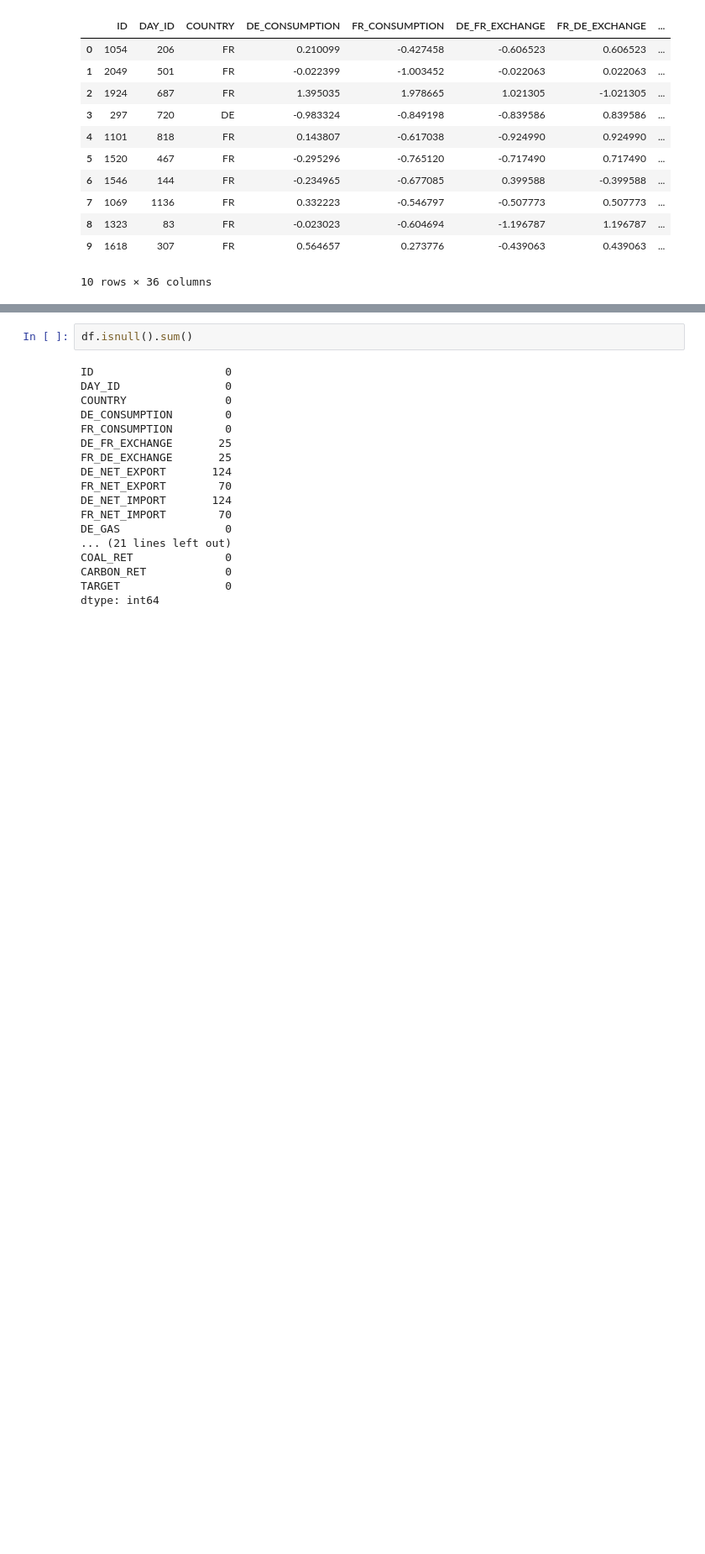
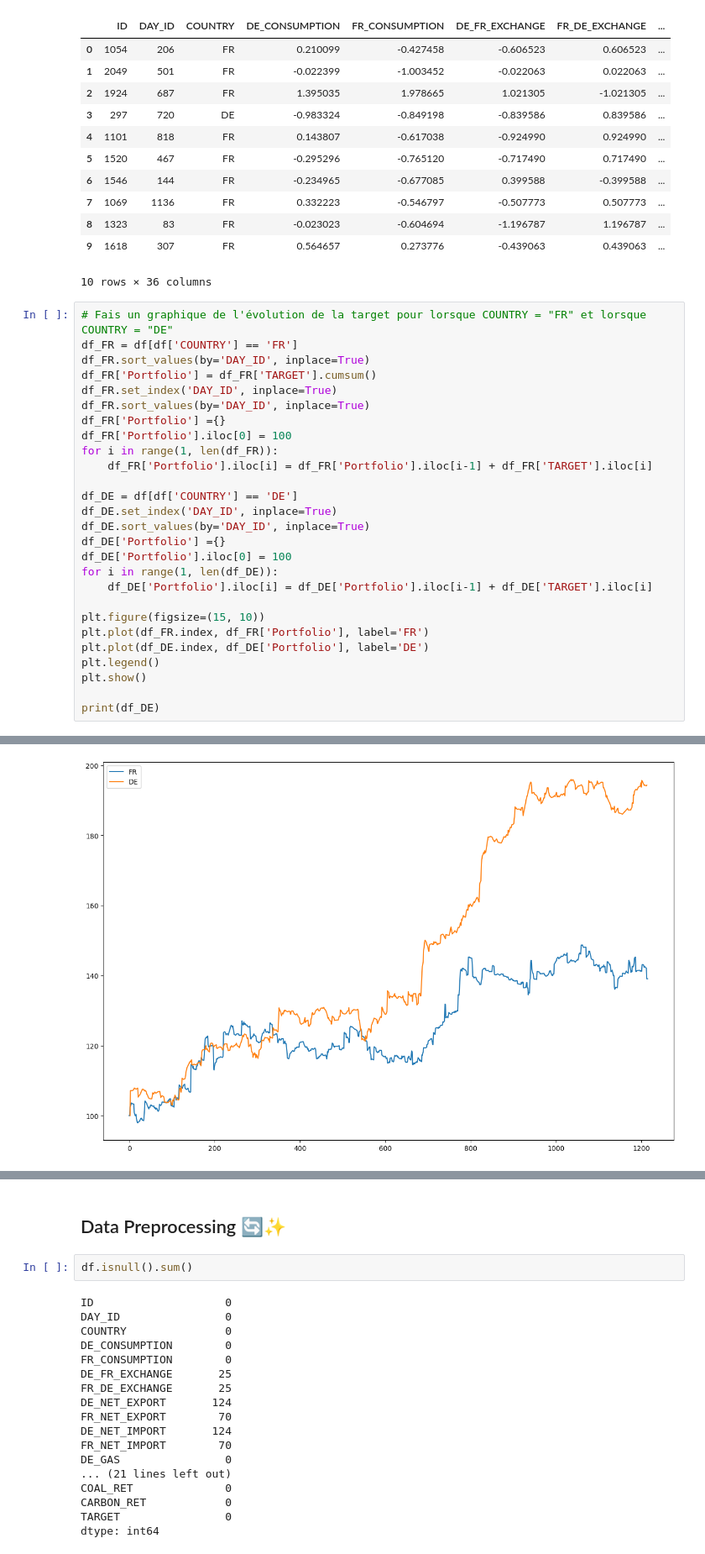
Before and after one commit to alixlm/Machine-Learning-Project, a Jupyter notebook: ML - Notebook Nathan.ipynb, the cells around one changed output, grey strips where cells are left out. Shown at 84% size. Drawn from its saved outputs; the diff is of its cells as text; blank space fills up the shorter version.

```diff
--- a/ML - Notebook Nathan.ipynb
+++ b/ML - Notebook Nathan.ipynb
@@ -35,3 +35,31 @@ df.head(10)
 | 8 | 1323 | 83 | FR | -0.023023 | -0.604694 | -1.196787 | 1.196787 | ... |
 | 9 | 1618 | 307 | FR | 0.564657 | 0.273776 | -0.439063 | 0.439063 | ... |
 10 rows × 36 columns
+# %%
+# Fais un graphique de l'évolution de la target pour lorsque COUNTRY = "FR" et lorsque COUNTRY = "DE"
+df_FR = df[df['COUNTRY'] == 'FR']
+df_FR.sort_values(by='DAY_ID', inplace=True)
+df_FR['Portfolio'] = df_FR['TARGET'].cumsum()
+df_FR.set_index('DAY_ID', inplace=True)
+df_FR.sort_values(by='DAY_ID', inplace=True)
+df_FR['Portfolio'] ={}
+df_FR['Portfolio'].iloc[0] = 100
+for i in range(1, len(df_FR)):
+    df_FR['Portfolio'].iloc[i] = df_FR['Portfolio'].iloc[i-1] + df_FR['TARGET'].iloc[i]
+
+df_DE = df[df['COUNTRY'] == 'DE']
+df_DE.set_index('DAY_ID', inplace=True)
+df_DE.sort_values(by='DAY_ID', inplace=True)
+df_DE['Portfolio'] ={}
+df_DE['Portfolio'].iloc[0] = 100
+for i in range(1, len(df_DE)):
+    df_DE['Portfolio'].iloc[i] = df_DE['Portfolio'].iloc[i-1] + df_DE['TARGET'].iloc[i]
+
+plt.figure(figsize=(15, 10))
+plt.plot(df_FR.index, df_FR['Portfolio'], label='FR')
+plt.plot(df_DE.index, df_DE['Portfolio'], label='DE')
+plt.legend()
+plt.show()
+
+print(df_DE)
+# %% [output]
@@ -37,0 +83 @@ df.head(10)
+[figure, added]
@@ -38,3 +101,5 @@ df.head(10)
+# %% [markdown]
+## Data Preprocessing 🔄✨
 # %%
 df.isnull().sum()
 # %% [output]
```
Also changed, not shown: parts of 24 cells of this notebook, 1 other file.
